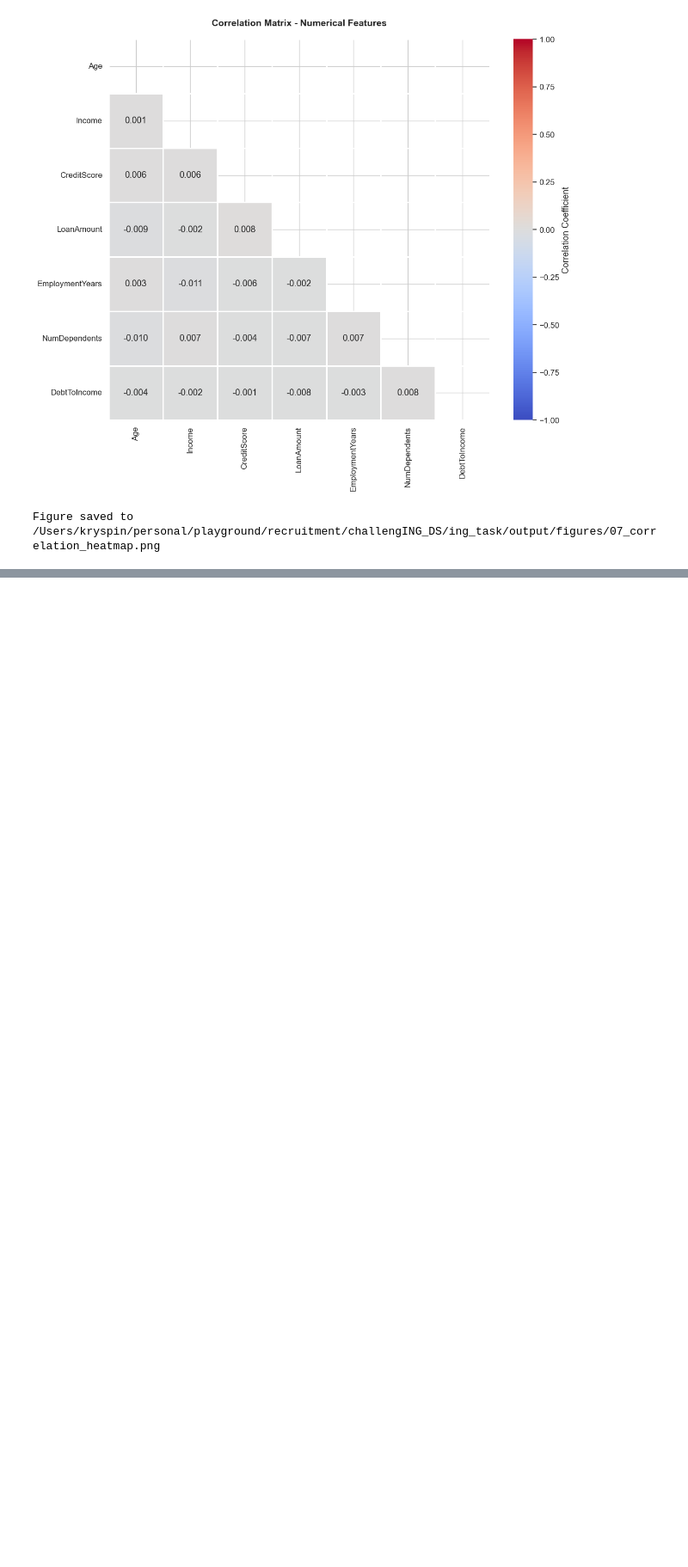
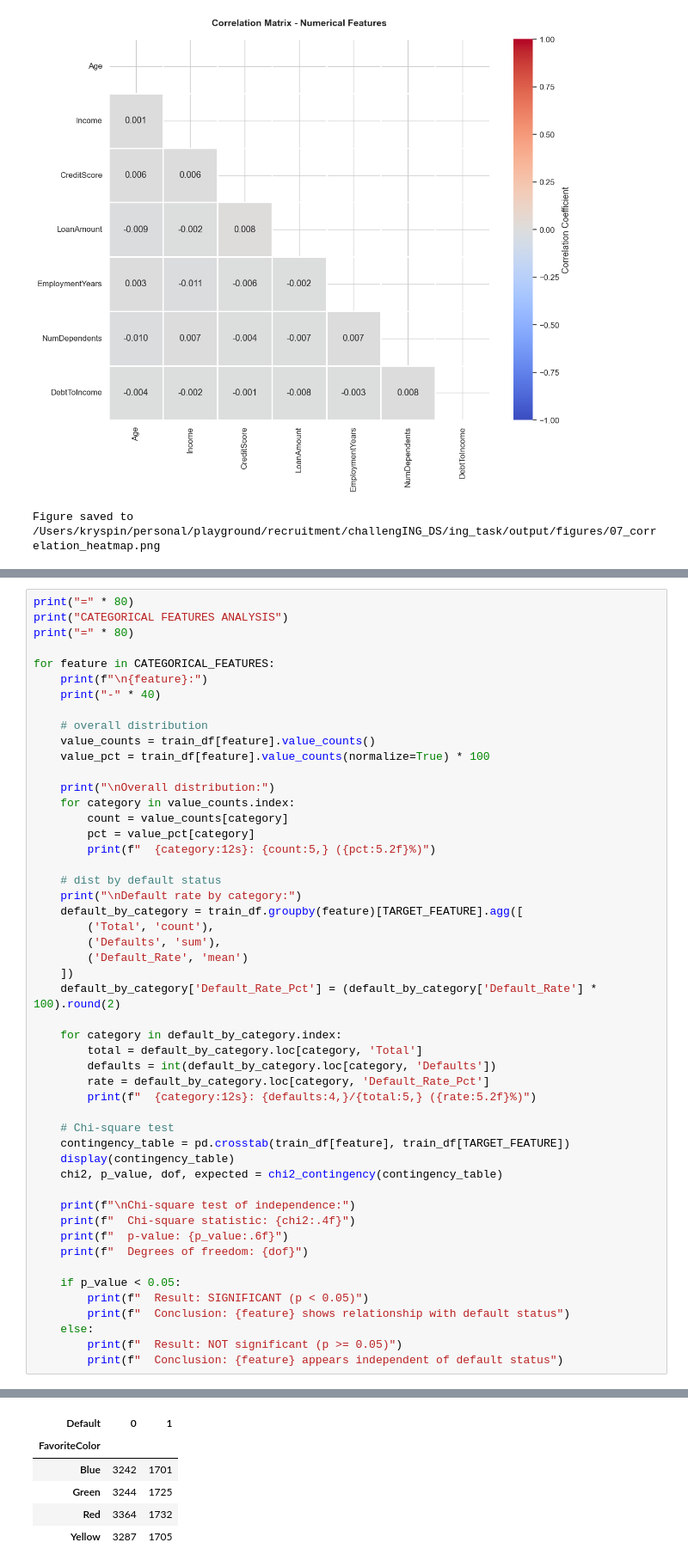
Before and after one commit to expigo/challenging_ds, a Jupyter notebook: notebooks/01_eda.ipynb, the cells around one changed output, grey strips where cells are left out. Shown at 86% size. Drawn from its saved outputs; the diff is of its cells as text; blank space fills up the shorter version.

```diff
--- a/notebooks/01_eda.ipynb
+++ b/notebooks/01_eda.ipynb
@@ -1122,0 +1199,51 @@ Figure saved to /Users/kryspin/personal/playground/recruitment/challengING_DS/in
+# %%
+print("=" * 80)
+print("CATEGORICAL FEATURES ANALYSIS")
+print("=" * 80)
+
+for feature in CATEGORICAL_FEATURES:
+    print(f"\n{feature}:")
+    print("-" * 40)
+
+    # overall distribution
+    value_counts = train_df[feature].value_counts()
+    value_pct = train_df[feature].value_counts(normalize=True) * 100
+
+    print("\nOverall distribution:")
+    for category in value_counts.index:
+        count = value_counts[category]
+        pct = value_pct[category]
+        print(f"  {category:12s}: {count:5,} ({pct:5.2f}%)")
+
+    # dist by default status
+    print("\nDefault rate by category:")
+    default_by_category = train_df.groupby(feature)[TARGET_FEATURE].agg([
+        ('Total', 'count'),
+        ('Defaults', 'sum'),
+        ('Default_Rate', 'mean')
+    ])
+    default_by_category['Default_Rate_Pct'] = (default_by_category['Default_Rate'] * 100).round(2)
+
+    for category in default_by_category.index:
+        total = default_by_category.loc[category, 'Total']
+        defaults = int(default_by_category.loc[category, 'Defaults'])
+        rate = default_by_category.loc[category, 'Default_Rate_Pct']
+        print(f"  {category:12s}: {defaults:4,}/{total:5,} ({rate:5.2f}%)")
+
+    # Chi-square test
+    contingency_table = pd.crosstab(train_df[feature], train_df[TARGET_FEATURE])
+    display(contingency_table)
+    chi2, p_value, dof, expected = chi2_contingency(contingency_table)
+
+    print(f"\nChi-square test of independence:")
+    print(f"  Chi-square statistic: {chi2:.4f}")
+    print(f"  p-value: {p_value:.6f}")
+    print(f"  Degrees of freedom: {dof}")
+
+    if p_value < 0.05:
+        print(f"  Result: SIGNIFICANT (p < 0.05)")
+        print(f"  Conclusion: {feature} shows relationship with default status")
+    else:
+        print(f"  Result: NOT significant (p >= 0.05)")
+        print(f"  Conclusion: {feature} appears independent of default status")
+# %% [output]
@@ -1122,0 +1268,6 @@ Figure saved to /Users/kryspin/personal/playground/recruitment/challengING_DS/in
+| Default | 0 | 1 |
+| FavoriteColor |  |  |
+| Blue | 3242 | 1701 |
+| Green | 3244 | 1725 |
+| Red | 3364 | 1732 |
+| Yellow | 3287 | 1705 |
```
Also changed, not shown: parts of 6 cells of this notebook.
